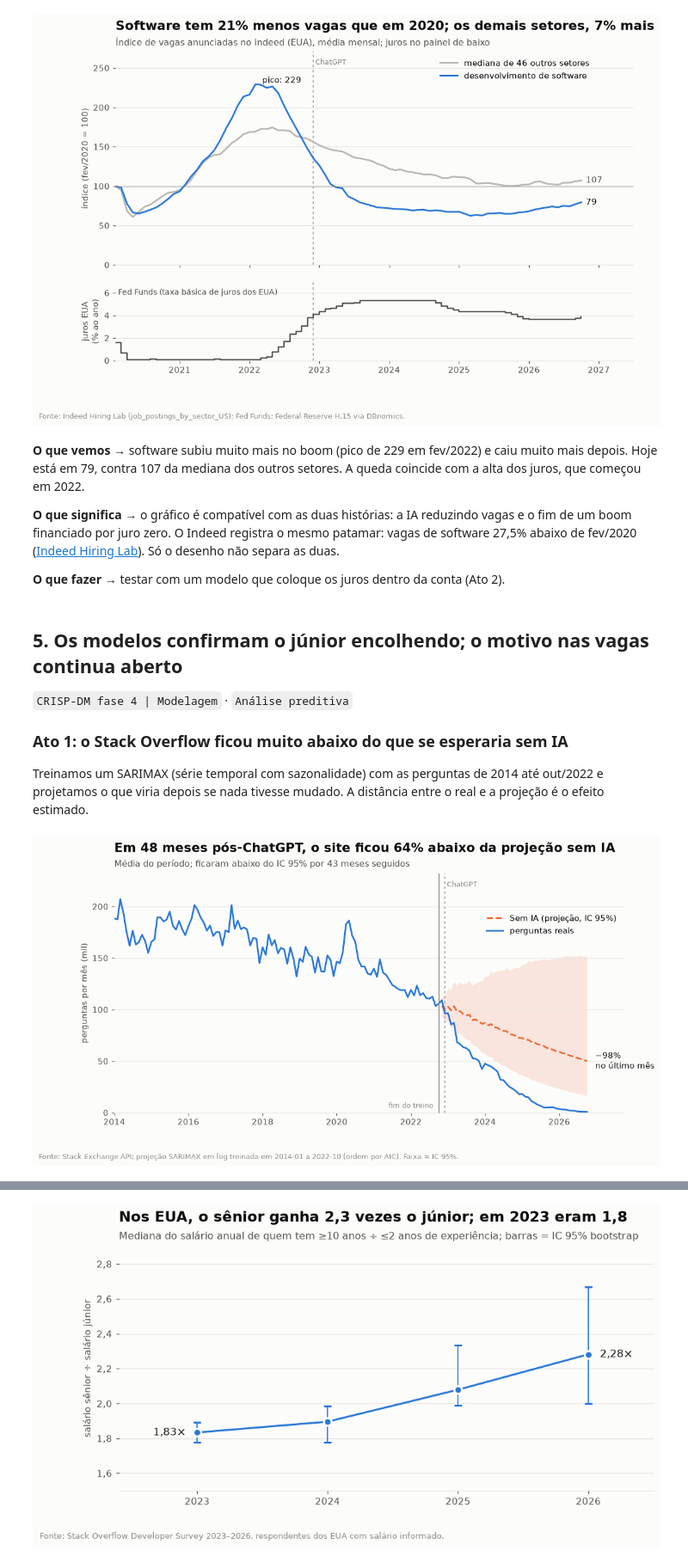
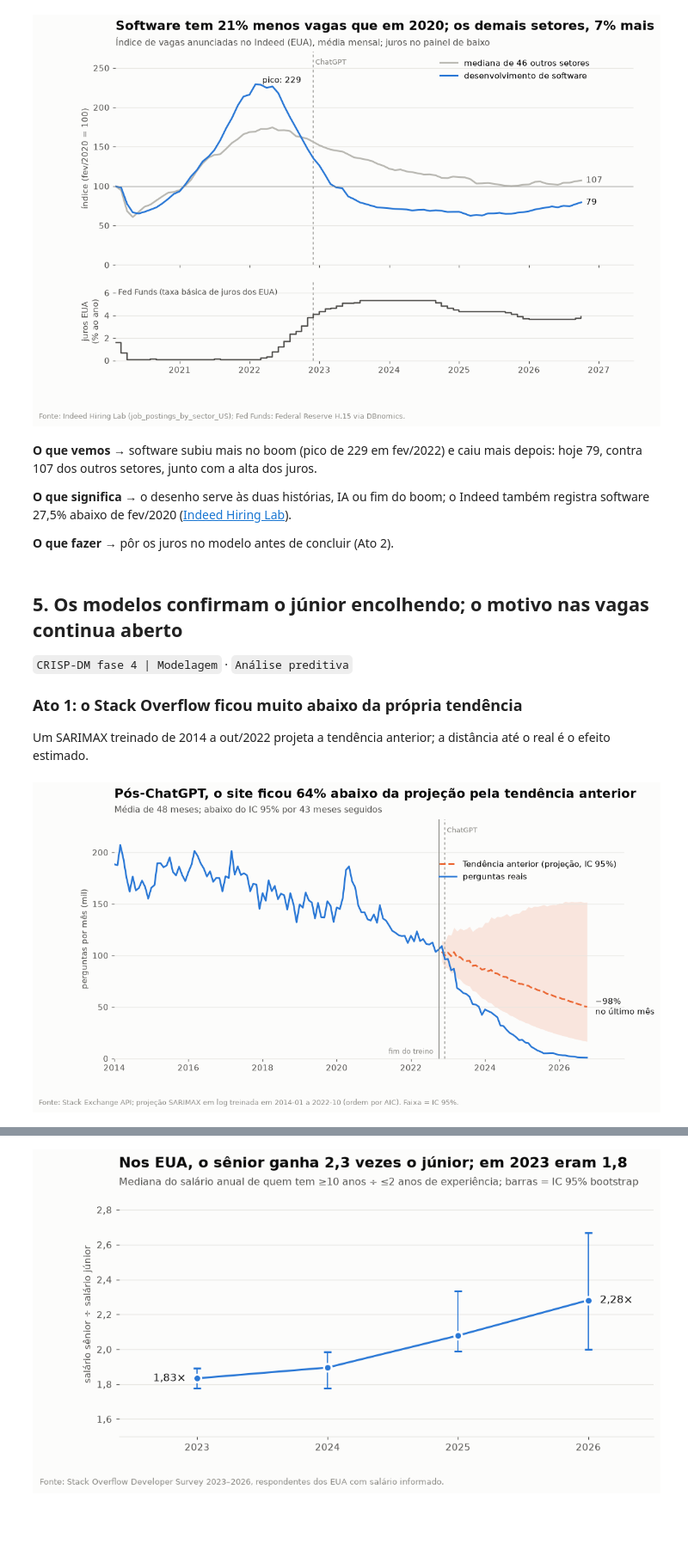
Before and after one commit to VictorKunzz/primeiro-degrau-ia-mercado-dev, a Jupyter notebook: notebooks/primeiro_degrau.ipynb, the cells around one changed output, grey strips where cells are left out. Shown at 86% size. Cells and saved outputs as stored; diff of their text form; code cells hidden in the pictures; blank space fills up the shorter version.

```diff
--- a/notebooks/primeiro_degrau.ipynb
+++ b/notebooks/primeiro_degrau.ipynb
@@ -504,58 +417,49 @@ plt.show()
 [figure]
 # %%
 mostrar(f"""
-**O que vemos →** software subiu muito mais no boom (pico de {num(VAGAS['pico_software']['indice'])} em
-{mes_br(VAGAS['pico_software']['mes'])}) e caiu muito mais depois. Hoje está em {num(desc['software_ultimo'])}, contra
-{num(desc['mediana_ultimo'])} da mediana dos outros setores. A queda coincide com a alta dos juros, que começou em 2022.
+**O que vemos →** software subiu mais no boom (pico de {num(VAGAS['pico_software']['indice'])} em {mes_br(VAGAS['pico_software']['mes'])}) e caiu mais depois: hoje {num(desc['software_ultimo'])}, contra {num(desc['mediana_ultimo'])} dos outros setores, junto com a alta dos juros.
 
-**O que significa →** o gráfico é compatível com as duas histórias: a IA reduzindo vagas e o fim de um boom financiado por
-juro zero. O Indeed registra o mesmo patamar: vagas de software {lit('indeed_275')} abaixo de fev/2020
-({cita('indeed_275', 'Indeed Hiring Lab')}). Só o desenho não separa as duas.
+**O que significa →** o desenho serve às duas histórias, IA ou fim do boom; o Indeed também registra software {lit('indeed_275')} abaixo de fev/2020 ({cita('indeed_275', 'Indeed Hiring Lab')}).
 
-**O que fazer →** testar com um modelo que coloque os juros dentro da conta (Ato 2).
+**O que fazer →** pôr os juros no modelo antes de concluir (Ato 2).
 """)
 # %% [output]
 
-**O que vemos →** software subiu muito mais no boom (pico de 229 em
-fev/2022) e caiu muito mais depois. Hoje está em 79, contra
-107 da mediana dos outros setores. A queda coincide com a alta dos juros, que começou em 2022.
+**O que vemos →** software subiu mais no boom (pico de 229 em fev/2022) e caiu mais depois: hoje 79, contra 107 dos outros setores, junto com a alta dos juros.
 
-**O que significa →** o gráfico é compatível com as duas histórias: a IA reduzindo vagas e o fim de um boom financiado por
-juro zero. O Indeed registra o mesmo patamar: vagas de software 27,5% abaixo de fev/2020
-([Indeed Hiring Lab](https://hiringlab.indeed.com/?p=20708)). Só o desenho não separa as duas.
+**O que significa →** o desenho serve às duas histórias, IA ou fim do boom; o Indeed também registra software 27,5% abaixo de fev/2020 ([Indeed Hiring Lab](https://hiringlab.indeed.com/?p=20708)).
 
-**O que fazer →** testar com um modelo que coloque os juros dentro da conta (Ato 2).
+**O que fazer →** pôr os juros no modelo antes de concluir (Ato 2).
 # %% [markdown]
 ## 5. Os modelos confirmam o júnior encolhendo; o motivo nas vagas continua aberto
 `CRISP-DM fase 4 | Modelagem` · `Análise preditiva`
 
-### Ato 1: o Stack Overflow ficou muito abaixo do que se esperaria sem IA
-Treinamos um SARIMAX (série temporal com sazonalidade) com as perguntas de 2014 até out/2022 e projetamos o que viria
-depois se nada tivesse mudado. A distância entre o real e a projeção é o efeito estimado.
+### Ato 1: o Stack Overflow ficou muito abaixo da própria tendência
+Um SARIMAX treinado de 2014 a out/2022 projeta a tendência anterior; a distância até o real é o efeito estimado.
 # %%
-# Gráfico 3: real vs. contrafactual SARIMAX.
+# Gráfico 3: real vs. projeção pela tendência anterior (SARIMAX).
 real = so_total.loc["2014-01-01":]
 fig, ax = plt.subplots()
-faixa_ic(ax, cf / 1000)
+faixa_ic(ax, cf / 1000, rotulo="Tendência anterior (projeção, IC 95%)")
 ax.plot(real.index, real / 1000, color=DESTAQUE, label="perguntas reais")
 ax.axvline(pd.Timestamp(A1["modelo"]["treino_fim"]), color=TEXTO_3, lw=0.8)
 ax.text(pd.Timestamp(A1["modelo"]["treino_fim"]) - pd.Timedelta(days=30), 3, "fim do treino ",
         fontsize=8.5, color=TEXTO_3, ha="right", va="bottom")
 ax.set_ylim(0, real.max() / 1000 * 1.12)
 ax.set_xlim(real.index.min(), real.index.max() + pd.DateOffset(months=12))
 ax.set_ylabel("perguntas por mês (mil)")
 eixo_tempo(ax, 2)
 marcos(ax, sel_marcos("ChatGPT"), y_frac=0.97)
 lm = cf.index[-1]
 ax.annotate(f"{pct(e48['efeito_pct_ultimo_mes'])}\nno último mês", (lm, cf.previsto.iloc[-1] / 1000),
             xytext=(10, 0), textcoords="offset points", fontsize=10, color=TEXTO, va="center")
 ax.legend(loc="upper right", bbox_to_anchor=(1.0, 0.86))
-titulo(ax, f"Em {e48['n_meses']} meses pós-ChatGPT, o site ficou {pct(-e48['efeito_pct_medio'])} abaixo da projeção sem IA",
-       f"Média do período; ficaram abaixo do IC 95% por {e48['meses_abaixo_ic_seguidos']} meses seguidos")
+titulo(ax, f"Pós-ChatGPT, o site ficou {pct(-e48['efeito_pct_medio'])} abaixo da projeção pela tendência anterior",
+       f"Média de {e48['n_meses']} meses; abaixo do IC 95% por {e48['meses_abaixo_ic_seguidos']} meses seguidos")
 fonte(fig, "Stack Exchange API; projeção SARIMAX em log treinada em 2014-01 a 2022-10 (ordem por AIC). Faixa = IC 95%.")
 plt.show()
 # %% [output]
-[figure, old version]
+[figure, new version]
 # %%
 pl = A1["comparacao_placebo_principal"]
 if A1["veredito"] == "efeito sustentado":
```
Also changed, not shown: parts of 43 cells of this notebook, 4 other files.
